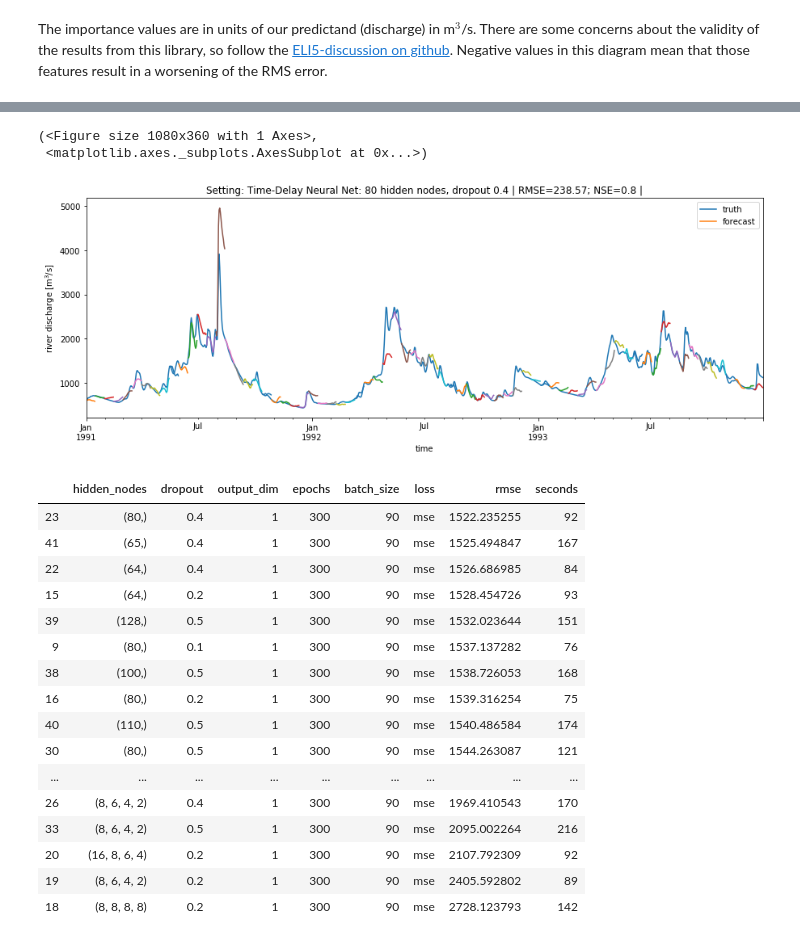
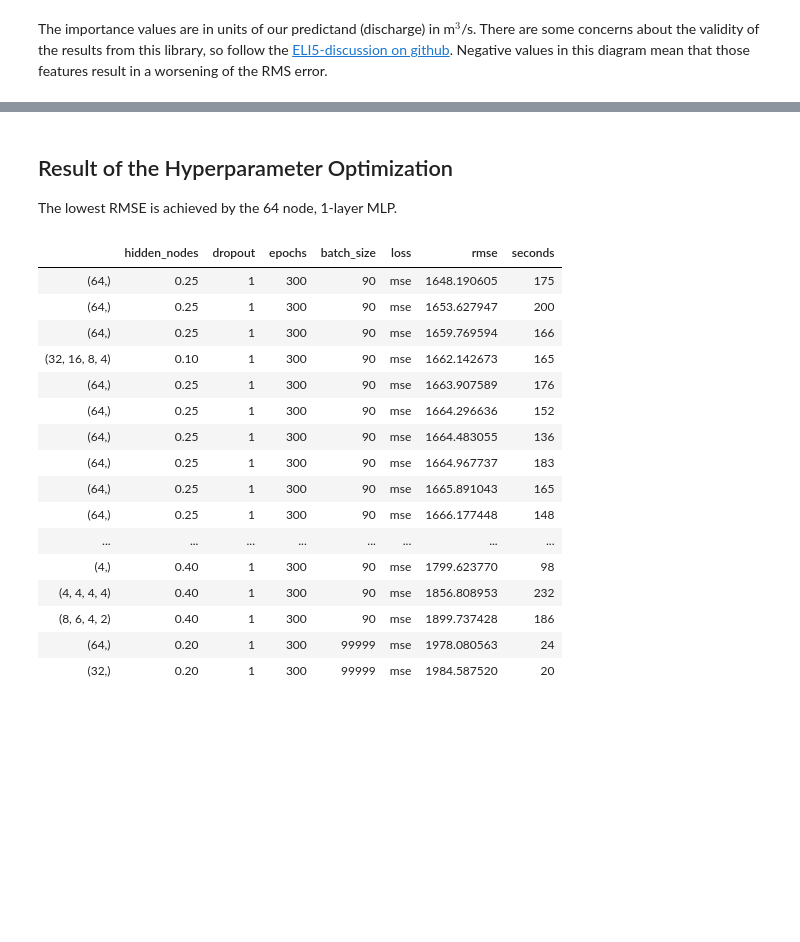
Before and after one commit to ECMWFCode4Earth/ml_flood, a Jupyter notebook: notebooks/3_model_tests/3.05_Time-delay_neural-net.ipynb, the cells around one changed output, grey strips where cells are left out. Saved outputs shown, nothing was run; the diff lists cells and outputs as text; code cells hidden in the pictures; blank space fills up the shorter version.

```diff
--- a/notebooks/3_model_tests/3.05_Time-delay_neural-net.ipynb
+++ b/notebooks/3_model_tests/3.05_Time-delay_neural-net.ipynb
@@ -394,30 +389,25 @@ X_multif_fin.plot()
-# %%
-from python.aux.plot import plot_multif_prediction
-
-title='Setting: Time-Delay Neural Net: 80 hidden nodes, dropout 0.4'
-plot_multif_prediction(y_pred_valid, y_orig, forecast_range=14, title=title)
-# %% [output]
-(<Figure size 1080x360 with 1 Axes>,
- <matplotlib.axes._subplots.AxesSubplot at 0x...>)
-[figure, removed]
+# %% [markdown]
+## Result of the Hyperparameter Optimization
+
+The lowest RMSE is achieved by the 64 node, 1-layer MLP.
 # %%
-df = pd.read_csv('tdnn-hyperparams2.txt', sep=';', header=0)
+df = pd.read_csv('tdnn-hyperparams.txt', sep=';', header=0)
 df.sort_values('rmse')
 # %% [output]
-|  | hidden_nodes | dropout | output_dim | epochs | batch_size | loss | rmse | seconds |
-| 23 | (80,) | 0.4 | 1 | 300 | 90 | mse | 1522.235255 | 92 |
-| 41 | (65,) | 0.4 | 1 | 300 | 90 | mse | 1525.494847 | 167 |
-| 22 | (64,) | 0.4 | 1 | 300 | 90 | mse | 1526.686985 | 84 |
-| 15 | (64,) | 0.2 | 1 | 300 | 90 | mse | 1528.454726 | 93 |
-| 39 | (128,) | 0.5 | 1 | 300 | 90 | mse | 1532.023644 | 151 |
-| 9 | (80,) | 0.1 | 1 | 300 | 90 | mse | 1537.137282 | 76 |
-| 38 | (100,) | 0.5 | 1 | 300 | 90 | mse | 1538.726053 | 168 |
-| 16 | (80,) | 0.2 | 1 | 300 | 90 | mse | 1539.316254 | 75 |
-| 40 | (110,) | 0.5 | 1 | 300 | 90 | mse | 1540.486584 | 174 |
-| 30 | (80,) | 0.5 | 1 | 300 | 90 | mse | 1544.263087 | 121 |
-| ... | ... | ... | ... | ... | ... | ... | ... | ... |
-| 26 | (8, 6, 4, 2) | 0.4 | 1 | 300 | 90 | mse | 1969.410543 | 170 |
-| 33 | (8, 6, 4, 2) | 0.5 | 1 | 300 | 90 | mse | 2095.002264 | 216 |
-| 20 | (16, 8, 6, 4) | 0.2 | 1 | 300 | 90 | mse | 2107.792309 | 92 |
-| 19 | (8, 6, 4, 2) | 0.2 | 1 | 300 | 90 | mse | 2405.592802 | 89 |
-| 18 | (8, 8, 8, 8) | 0.2 | 1 | 300 | 90 | mse | 2728.123793 | 142 |
+|  | hidden_nodes | dropout | epochs | batch_size | loss | rmse | seconds |
+| (64,) | 0.25 | 1 | 300 | 90 | mse | 1648.190605 | 175 |
+| (64,) | 0.25 | 1 | 300 | 90 | mse | 1653.627947 | 200 |
+| (64,) | 0.25 | 1 | 300 | 90 | mse | 1659.769594 | 166 |
+| (32, 16, 8, 4) | 0.10 | 1 | 300 | 90 | mse | 1662.142673 | 165 |
+| (64,) | 0.25 | 1 | 300 | 90 | mse | 1663.907589 | 176 |
+| (64,) | 0.25 | 1 | 300 | 90 | mse | 1664.296636 | 152 |
+| (64,) | 0.25 | 1 | 300 | 90 | mse | 1664.483055 | 136 |
+| (64,) | 0.25 | 1 | 300 | 90 | mse | 1664.967737 | 183 |
+| (64,) | 0.25 | 1 | 300 | 90 | mse | 1665.891043 | 165 |
+| (64,) | 0.25 | 1 | 300 | 90 | mse | 1666.177448 | 148 |
+| ... | ... | ... | ... | ... | ... | ... | ... |
+| (4,) | 0.40 | 1 | 300 | 90 | mse | 1799.623770 | 98 |
+| (4, 4, 4, 4) | 0.40 | 1 | 300 | 90 | mse | 1856.808953 | 232 |
+| (8, 6, 4, 2) | 0.40 | 1 | 300 | 90 | mse | 1899.737428 | 186 |
+| (64,) | 0.20 | 1 | 300 | 99999 | mse | 1978.080563 | 24 |
+| (32,) | 0.20 | 1 | 300 | 99999 | mse | 1984.587520 | 20 |
```
Also changed, not shown: parts of 23 cells of this notebook, 1 other file.
